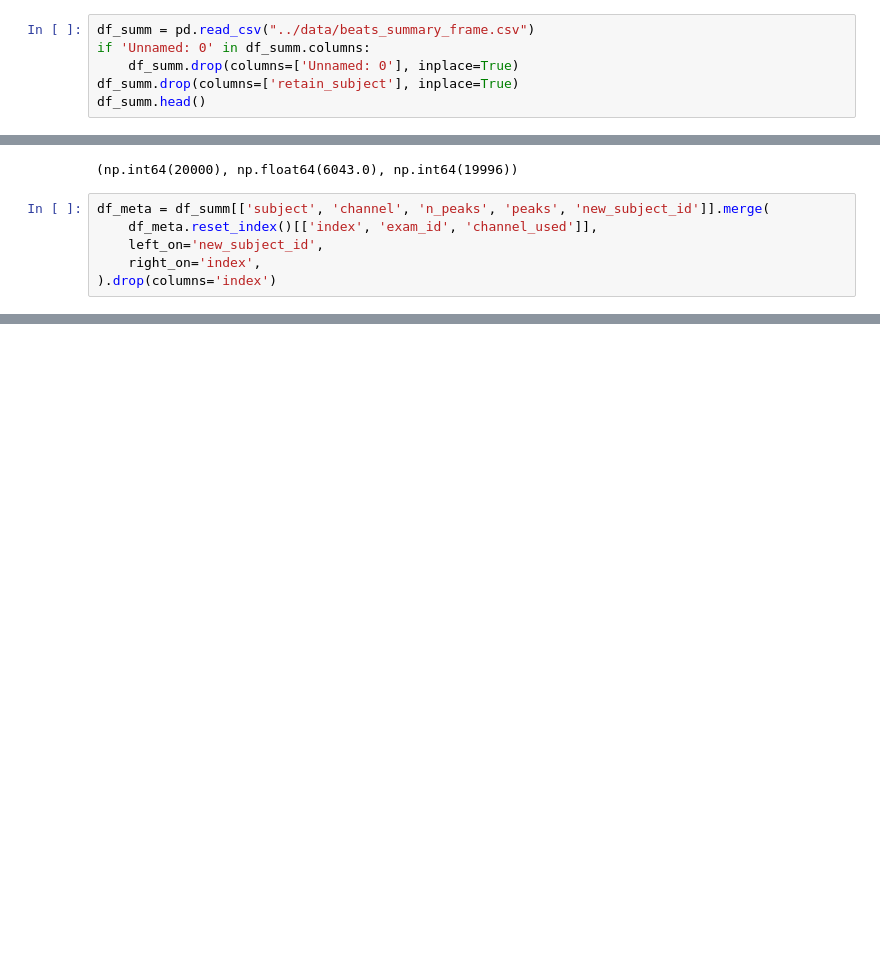
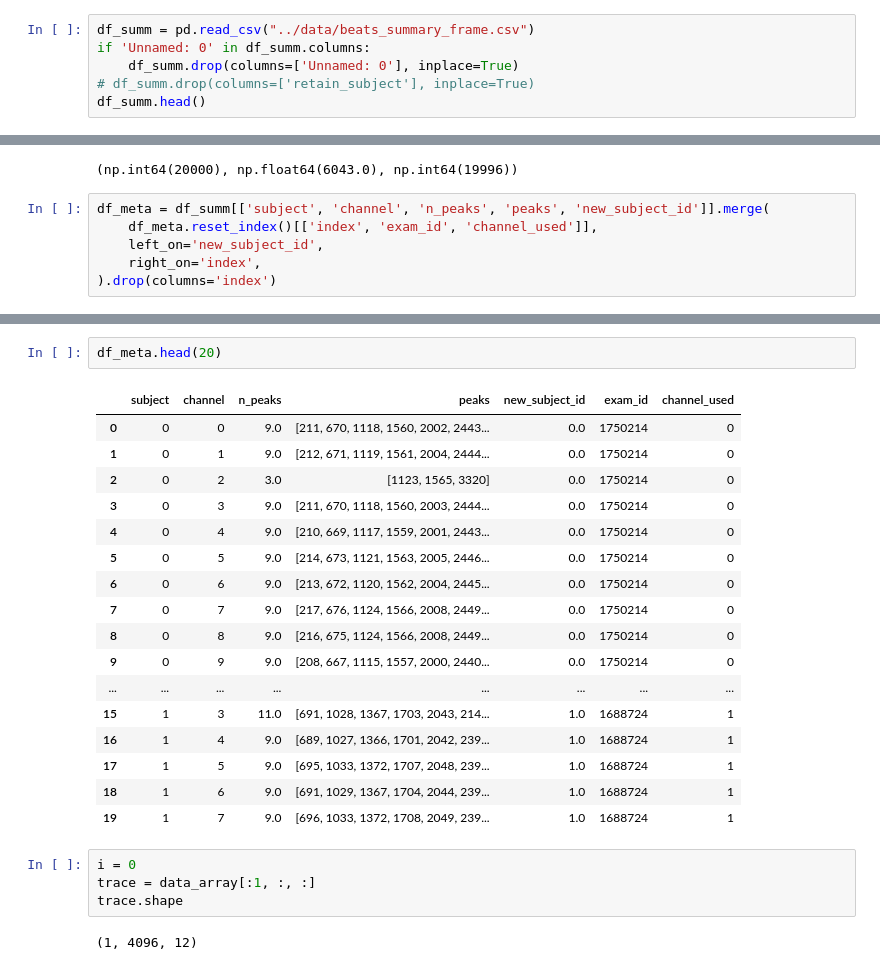
Before and after one commit to sanhitamj/ecg_unravel, a Jupyter notebook: notebooks/raw_traces_removal.ipynb, the cells around one changed output, grey strips where cells are left out. Drawn from its saved outputs; the diff is of its cells as text; blank space fills up the shorter version.

```diff
--- a/notebooks/raw_traces_removal.ipynb
+++ b/notebooks/raw_traces_removal.ipynb
@@ -38,7 +38,7 @@ OR
 df_summ = pd.read_csv("../data/beats_summary_frame.csv")
 if 'Unnamed: 0' in df_summ.columns:
     df_summ.drop(columns=['Unnamed: 0'], inplace=True)
-df_summ.drop(columns=['retain_subject'], inplace=True)
+# df_summ.drop(columns=['retain_subject'], inplace=True)
 df_summ.head()
 # %% [output]
 |  | subject | channel | n_peaks | inter_beat_sd | peaks | mode_n_peaks | mode_count | min_peak | max_peak | ... |
@@ -90,0 +161,26 @@ df_meta = df_summ[['subject', 'channel', 'n_peaks', 'peaks', 'new_subject_id']].
+# %%
+df_meta.head(20)
+# %% [output]
+|  | subject | channel | n_peaks | peaks | new_subject_id | exam_id | channel_used |
+| 0 | 0 | 0 | 9.0 | [211, 670, 1118, 1560, 2002, 2443... | 0.0 | 1750214 | 0 |
+| 1 | 0 | 1 | 9.0 | [212, 671, 1119, 1561, 2004, 2444... | 0.0 | 1750214 | 0 |
+| 2 | 0 | 2 | 3.0 | [1123, 1565, 3320] | 0.0 | 1750214 | 0 |
+| 3 | 0 | 3 | 9.0 | [211, 670, 1118, 1560, 2003, 2444... | 0.0 | 1750214 | 0 |
+| 4 | 0 | 4 | 9.0 | [210, 669, 1117, 1559, 2001, 2443... | 0.0 | 1750214 | 0 |
+| 5 | 0 | 5 | 9.0 | [214, 673, 1121, 1563, 2005, 2446... | 0.0 | 1750214 | 0 |
+| 6 | 0 | 6 | 9.0 | [213, 672, 1120, 1562, 2004, 2445... | 0.0 | 1750214 | 0 |
+| 7 | 0 | 7 | 9.0 | [217, 676, 1124, 1566, 2008, 2449... | 0.0 | 1750214 | 0 |
+| 8 | 0 | 8 | 9.0 | [216, 675, 1124, 1566, 2008, 2449... | 0.0 | 1750214 | 0 |
+| 9 | 0 | 9 | 9.0 | [208, 667, 1115, 1557, 2000, 2440... | 0.0 | 1750214 | 0 |
+| ... | ... | ... | ... | ... | ... | ... | ... |
+| 15 | 1 | 3 | 11.0 | [691, 1028, 1367, 1703, 2043, 214... | 1.0 | 1688724 | 1 |
+| 16 | 1 | 4 | 9.0 | [689, 1027, 1366, 1701, 2042, 239... | 1.0 | 1688724 | 1 |
+| 17 | 1 | 5 | 9.0 | [695, 1033, 1372, 1707, 2048, 239... | 1.0 | 1688724 | 1 |
+| 18 | 1 | 6 | 9.0 | [691, 1029, 1367, 1704, 2044, 239... | 1.0 | 1688724 | 1 |
+| 19 | 1 | 7 | 9.0 | [696, 1033, 1372, 1708, 2049, 239... | 1.0 | 1688724 | 1 |
+# %%
+i = 0
+trace = data_array[:1, :, :]
+trace.shape
+# %% [output]
+(1, 4096, 12)
```
Also changed, not shown: parts of 9 cells of this notebook.
